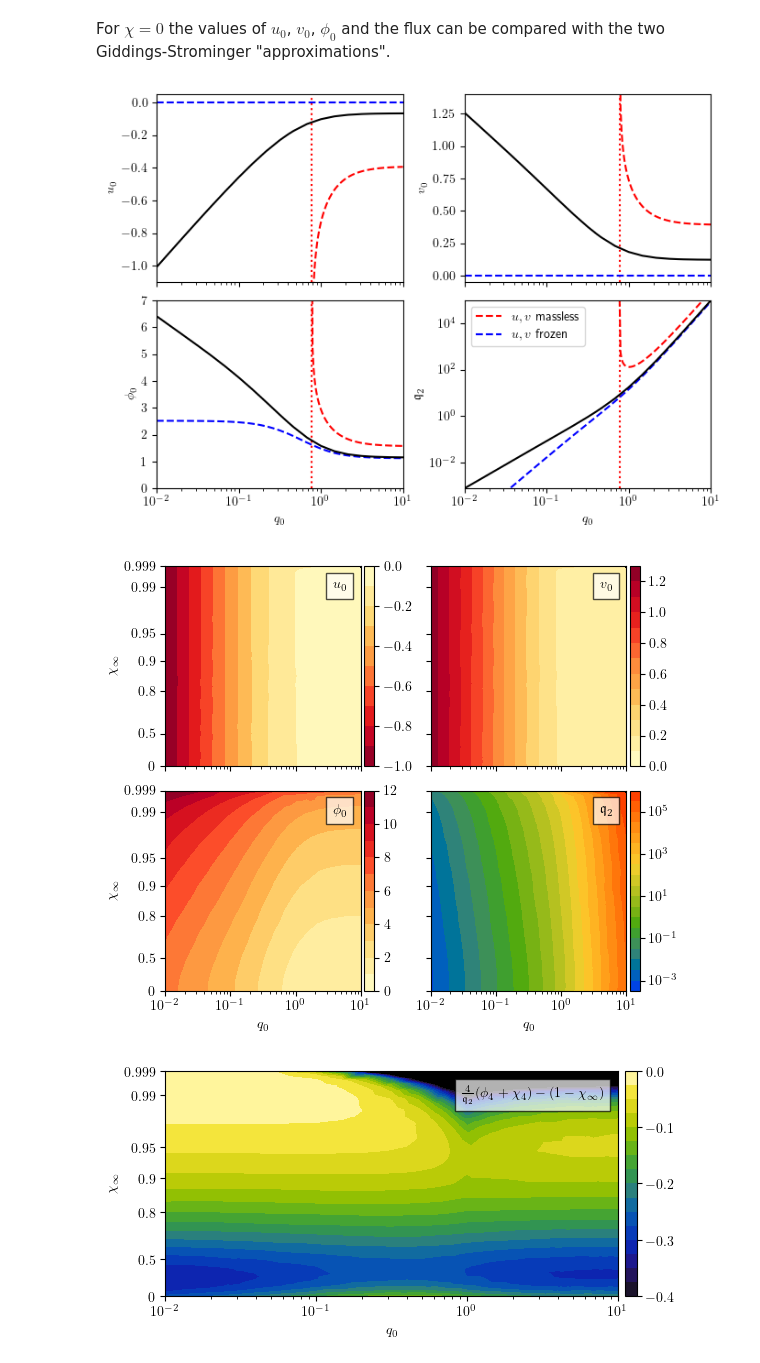
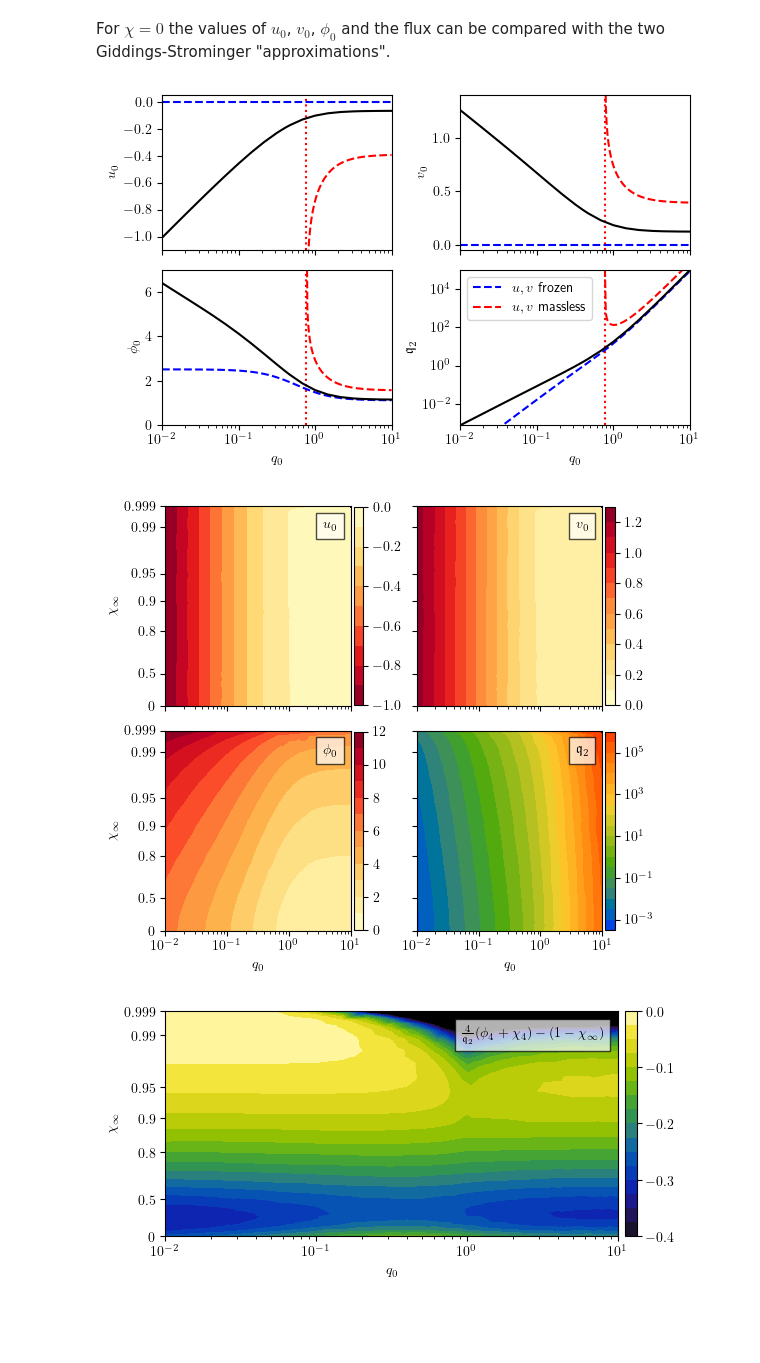
Before and after one commit to gloges/typeII-wormholes, a Jupyter notebook: wormholes.ipynb, the cells around one changed output. Drawn from its saved outputs; the diff is of its cells as text; code cells hidden in the pictures; blank space fills up the shorter version.

Commit message:
Image sizing/naming

```diff
--- a/wormholes.ipynb
+++ b/wormholes.ipynb
@@ -696,47 +696,49 @@ data_fr = np.asarray([wh.frozen_approx_T11(q0) for q0 in q0s_fr])
 u0_fr, v0_fr, φ0_fr, charge2_fr = data_fr.T
 
 
-fig, axes = plt.subplots(2, 2, figsize=(7,5), sharex=True)
+fig, axes = plt.subplots(2, 2, figsize=(6,4), sharex=True)
 
+axes[0,0].plot(q0s_fr, u0_fr, '--b')
 axes[0,0].plot(q0s_ml, u0_ml, '--r')
-axes[0,0].plot(q0s_fr, u0_fr, '--b')
 axes[0,0].plot(q0s[mask], u0s[mask], 'k')
 
+axes[0,1].plot(q0s_fr, v0_fr, '--b')
 axes[0,1].plot(q0s_ml, v0_ml, '--r')
-axes[0,1].plot(q0s_fr, v0_fr, '--b')
 axes[0,1].plot(q0s[mask], v0s[mask], 'k')
 
+axes[1,0].plot(q0s_fr, φ0_fr, '--b')
 axes[1,0].plot(q0s_ml, φ0_ml, '--r')
-axes[1,0].plot(q0s_fr, φ0_fr, '--b')
 axes[1,0].plot(q0s[mask], φ0s[mask], 'k')
 
+axes[1,1].plot(q0s_fr, charge2_fr, '--b', label='$u,v$ frozen')
 axes[1,1].plot(q0s_ml, charge2_ml, '--r', label='$u,v$ massless')
-axes[1,1].plot(q0s_fr, charge2_fr, '--b', label='$u,v$ frozen')
 axes[1,1].plot(q0s[mask], charge2s[mask], 'k')
 
 for ax, ylab in zip(axes.ravel(), ['$u_0$', '$v_0$', '$\phi_0$', '$\mathfrak{q}_2$']):
     ax.axvline(q0s_ml[0], ls=':', c='r', zorder=0)
     ax.set_ylabel(ylab)
 
 plt.xlim(min(q0s[mask]), max(q0s[mask]))
 plt.xscale('log')
 axes[1,0].set_xlabel('$q_0$')
 axes[1,1].set_xlabel('$q_0$')
 
+axes[0,0].set_yticks(np.arange(0,-1.1,-0.2))
+
 axes[0,0].set_ylim(-1.1, 0.05)
 axes[0,1].set_ylim(-0.05, 1.4)
 axes[1,0].set_ylim(0, 7)
 axes[1,1].set_ylim(min(charge2s[mask]), max(charge2s[mask]))
 axes[1,1].set_yscale('log')
 
 axes[1,1].legend()
 
 plt.tight_layout()
-plt.subplots_adjust(wspace=0.25)
+plt.subplots_adjust(left=0.1, right=0.98, wspace=0.3)
 # plt.savefig('images/T11_ranges_chi=0.png', dpi=300)
 plt.show()
 # %% [output]
-[figure, old version]
+[figure, new version]
 # %%
 # Custom nonlinear rescaling of vertical axis
 x0 = 1.015
@@ -801,7 +803,7 @@ plt.subplots_adjust(hspace=0.12)
 # plt.savefig('images/T11_ranges.png', dpi=300)
 plt.show()
 # %% [output]
-[figure, old version]
+[figure, new version]
 # %%
 fig, ax = plt.subplots(1,1, figsize=(6,3))
 
```
Also changed, not shown: 1 other file.
